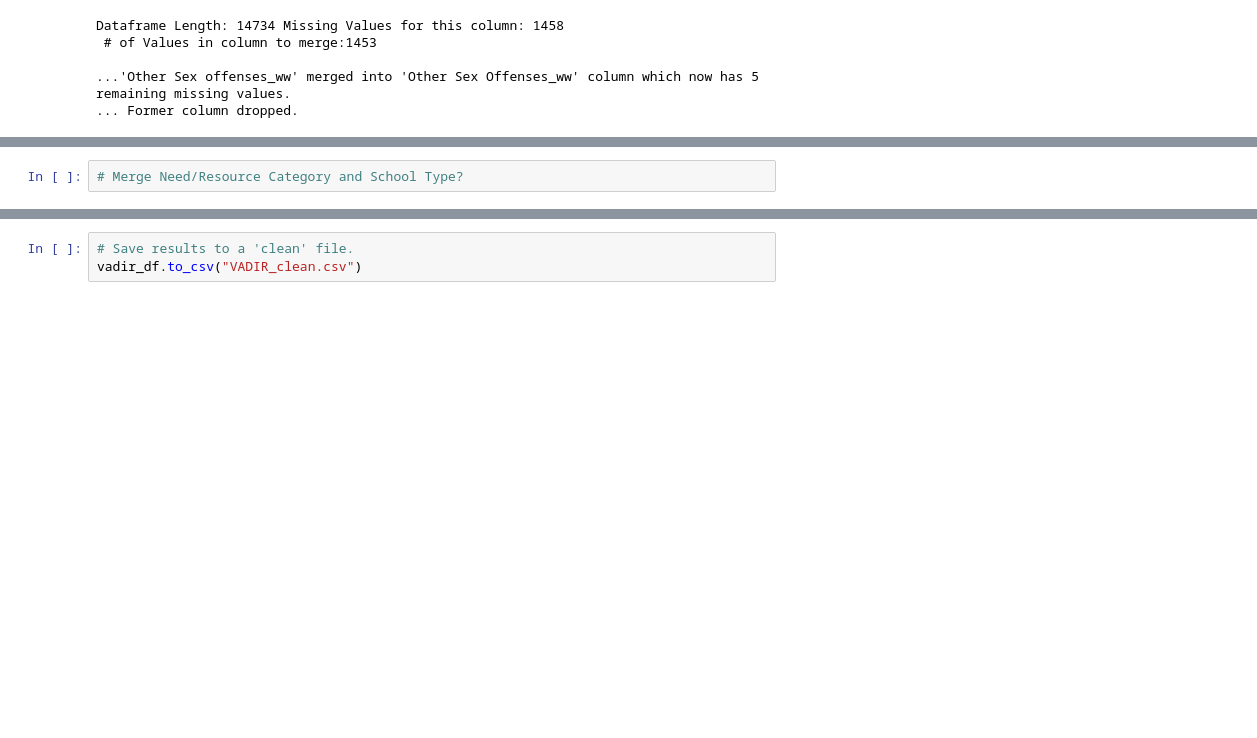
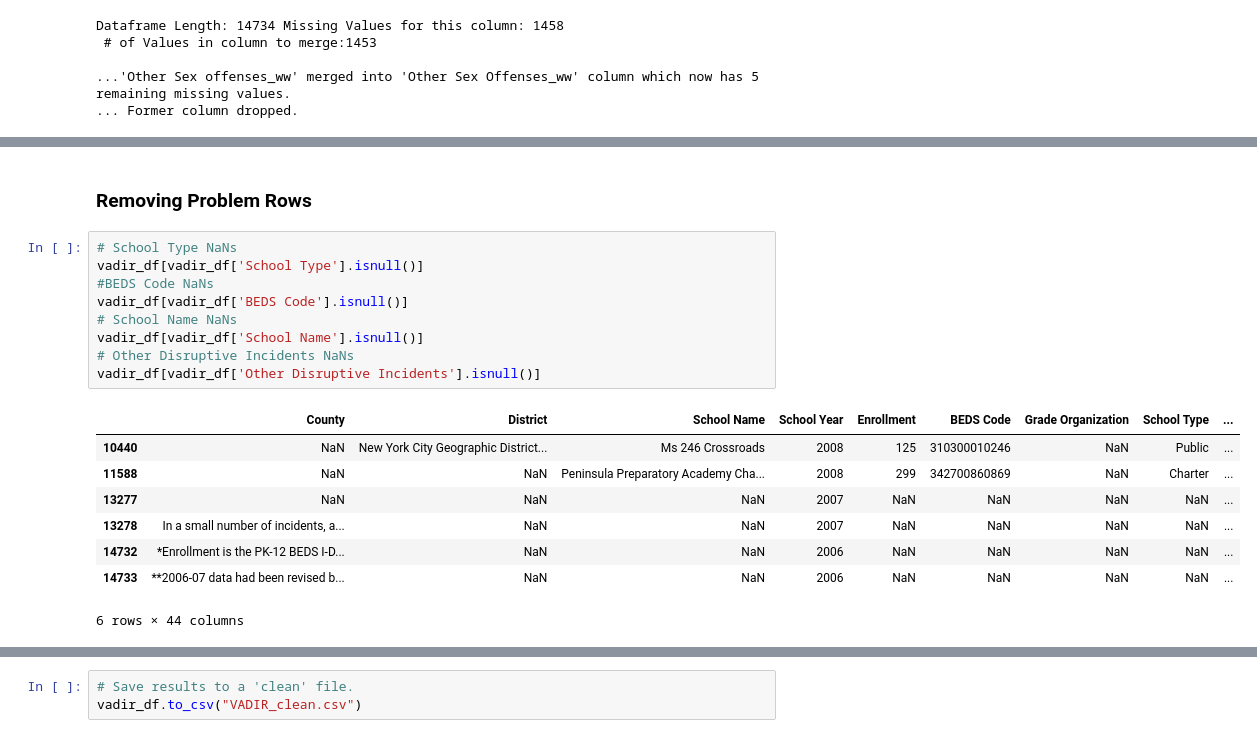
Before and after one commit to mmillervedam/INFOW18_FinalProject, a Jupyter notebook: VADIR_cleanup_part2.ipynb, the cells around one changed output, grey strips where cells are left out. Drawn from its saved outputs; the diff is of its cells as text; blank space fills up the shorter version.

Commit message:
removing error rows

```diff
--- a/VADIR_cleanup_part2.ipynb
+++ b/VADIR_cleanup_part2.ipynb
@@ -172,5 +173,23 @@ vadir_df.columns.tolist()
  'Robbery_ww',
  'Weapon Possession_nw',
  'Weapon Possession_ww']
-# %%
-# Merge Need/Resource Category and School Type?
+# %% [markdown]
+### Removing Problem Rows
+# %%
+# School Type NaNs
+vadir_df[vadir_df['School Type'].isnull()]
+#BEDS Code NaNs
+vadir_df[vadir_df['BEDS Code'].isnull()]
+# School Name NaNs
+vadir_df[vadir_df['School Name'].isnull()]
+# Other Disruptive Incidents NaNs
+vadir_df[vadir_df['Other Disruptive Incidents'].isnull()]
+# %% [output]
+|  | County | District | School Name | School Year | Enrollment | BEDS Code | Grade Organization | School Type | ... |
+| 10440 | NaN | New York City Geographic District... | Ms 246 Crossroads | 2008 | 125 | 310300010246 | NaN | Public | ... |
+| 11588 | NaN | NaN | Peninsula Preparatory Academy Cha... | 2008 | 299 | 342700860869 | NaN | Charter | ... |
+| 13277 | NaN | NaN | NaN | 2007 | NaN | NaN | NaN | NaN | ... |
+| 13278 | In a small number of incidents, a... | NaN | NaN | 2007 | NaN | NaN | NaN | NaN | ... |
+| 14732 | *Enrollment is the PK-12 BEDS I-D... | NaN | NaN | 2006 | NaN | NaN | NaN | NaN | ... |
+| 14733 | **2006-07 data had been revised b... | NaN | NaN | 2006 | NaN | NaN | NaN | NaN | ... |
+6 rows × 44 columns
```
Also changed, not shown: parts of 13 cells of this notebook.
